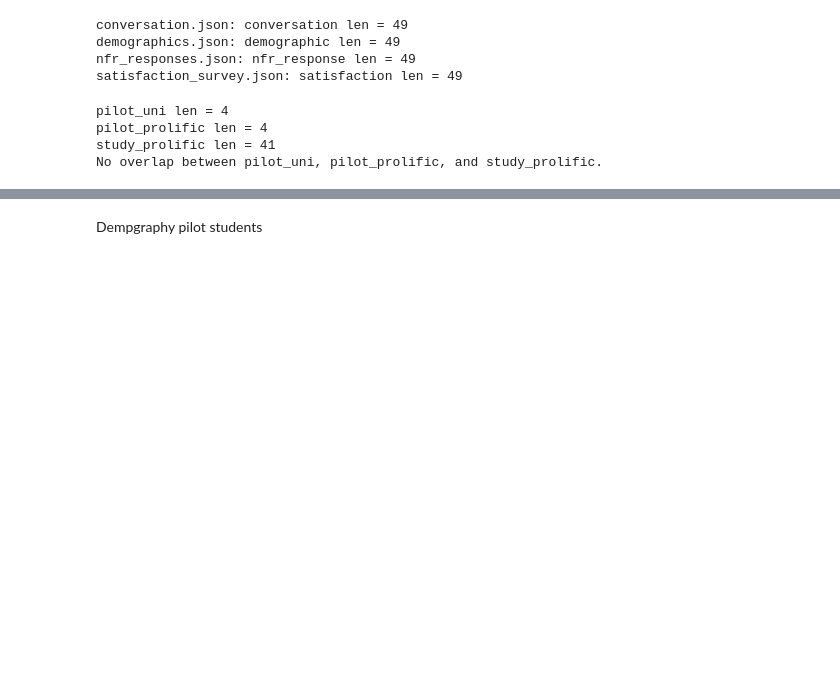
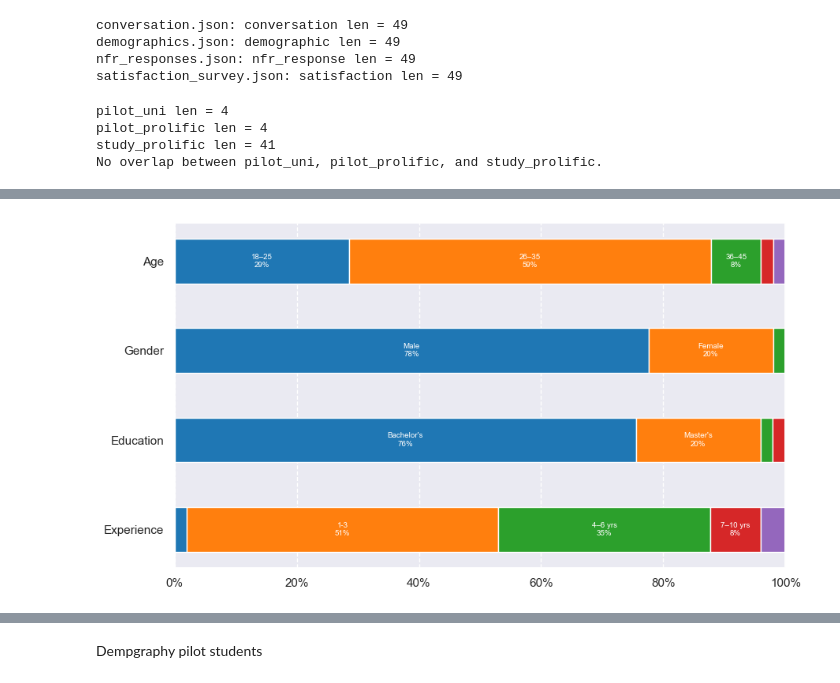
Before and after one commit to PERC-Lab/DialoguePolicyNFR, a Jupyter notebook: analysis/demographic.ipynb, the cells around one changed output, grey strips where cells are left out. Cells and saved outputs as stored; diff of their text form; code cells hidden in the pictures; blank space fills up the shorter version.

Commit message:
analysis participants

```diff
--- a/analysis/demographic.ipynb
+++ b/analysis/demographic.ipynb
@@ -2,22 +2,22 @@
 import json
 
 # Load conversation.json
-with open('../data/all-data/conversation.json', 'r') as f:
+with open('../data/5.all-data/conversation.json', 'r') as f:
     conversation = json.load(f)
 print('conversation.json:', 'conversation', 'len =', len(conversation))
 
 # Load demographic.json
-with open('../data/all-data/demographics.json', 'r') as f:
+with open('../data/5.all-data/demographics.json', 'r') as f:
     demographic = json.load(f)
 print('demographics.json:', 'demographic', 'len =', len(demographic))
 
 # Load nfr_responses.json
-with open('../data/all-data/nfr_responses.json', 'r') as f:
+with open('../data/5.all-data/nfr_responses.json', 'r') as f:
     nfr_response = json.load(f)
 print('nfr_responses.json:', 'nfr_response', 'len =', len(nfr_response))
 
 # Load satisfaction_survey.json
-with open('../data/all-data/satisfaction_survey.json', 'r') as f:
+with open('../data/5.all-data/satisfaction_survey.json', 'r') as f:
     satisfaction = json.load(f)
 print('satisfaction_survey.json:', 'satisfaction', 'len =', len(satisfaction))
 # %% [output]
@@ -100,0 +103,82 @@ No overlap between pilot_uni, pilot_prolific, and study_prolific.
+# %%
+import matplotlib.pyplot as plt
+from collections import Counter
+import numpy as np
+import seaborn as sns
+from collections import defaultdict
+sns.set_theme()
+
+participants = [j for i, j in demographic.items() if True]
+n = len(participants)
+
+
+gender_counts = defaultdict(int)
+for p in participants:
+    gender_counts[f"gender:{p['gender']}"] += 1
+    gender_counts[f"experience:{p['experience']}"] += 1
+    gender_counts[f"age:{p['age']}"] += 1
+    gender_counts[f"education:{p['education']}"] += 1
+
+for k in sorted(gender_counts):
+    print(f"{k}: {gender_counts[k]}")
+
+fields = {
+    'Age': 'age',
+    'Gender': 'gender',
+    'Education': 'education',
+    'Experience': 'experience',
+}
+
+label_map = {
+    '18-25': '18–25', '26-35': '26–35', '36-45': '36–45',
+    '46-55': '46–55', '56-65': '56–65', '65+': '65+',
+    'male': 'Male', 'female': 'Female', 'non-binary': 'Non-binary',
+    'other': 'Other', 'prefer-not-to-say': 'Prefer not to say',
+    'high-school': 'High School', 'associate': 'Associate',
+    'bachelor': "Bachelor's", 'master': "Master's", 'phd': 'PhD',
+    '4-6': '4–6 yrs', '7-10': '7–10 yrs', 'more-than-10': '10+ yrs',
+    '5-10': '5–10 yrs', '10+': '10+ yrs',
+}
+
+
+field_order = {
+    'Age': ('age', ['18-25', '26-35', '36-45', '46-55', '56-65', '65+', 'prefer-not-to-say']),
+    'Gender': ('gender', ['male', 'female', 'non-binary', 'other', 'prefer-not-to-say']),
+    'Education': ('education', ['high-school', 'associate', 'bachelor', 'master', 'phd', 'prefer-not-to-say', 'other']),
+    'Experience': ('experience', ['less-than-1', '1-3', '4-6', '7-10', 'more-than-10']),
+}
+
+results = {}
+for display, (key, order) in field_order.items():
+    counts = Counter(p[key] for p in participants)
+    results[display] = {label_map.get(k, k): round(counts[k] / n * 100, 1) for k in order if counts.get(k, 0) > 0}
+
+
+
+fig, ax = plt.subplots(figsize=(9.2, 5))
+ax.invert_yaxis()
+ax.xaxis.set_visible(False)
+ax.set_xlim(0, 100)
+
+colors = plt.cm.tab10.colors
+
+for i, (field, subs) in enumerate(results.items()):
+    names = list(subs.keys())
+    pcts = list(subs.values())
+    left = 0
+    for j, (name, pct) in enumerate(zip(names, pcts)):
+        rect = ax.barh(field, pct, left=left, height=0.5, color=colors[j])
+        if pct > 5:
+            ax.bar_label(rect, labels=[f'{name}\n{pct:.0f}%'], label_type='center',
+                         color='white', fontsize=7)
+        left += pct
+
+ax.xaxis.set_visible(True)
+ax.set_xlim(0, 100)
+ax.xaxis.set_major_formatter(plt.FuncFormatter(lambda x, _: f'{int(x)}%'))
+ax.grid(axis='x', linestyle='--', alpha=1)
+ax.set_axisbelow(True)
+
+plt.tight_layout()
+plt.show()
+# %% [output]
@@ -100,0 +202 @@ No overlap between pilot_uni, pilot_prolific, and study_prolific.
+[figure, added]
```
Also changed, not shown: parts of 16 cells of this notebook, 1 other file.
